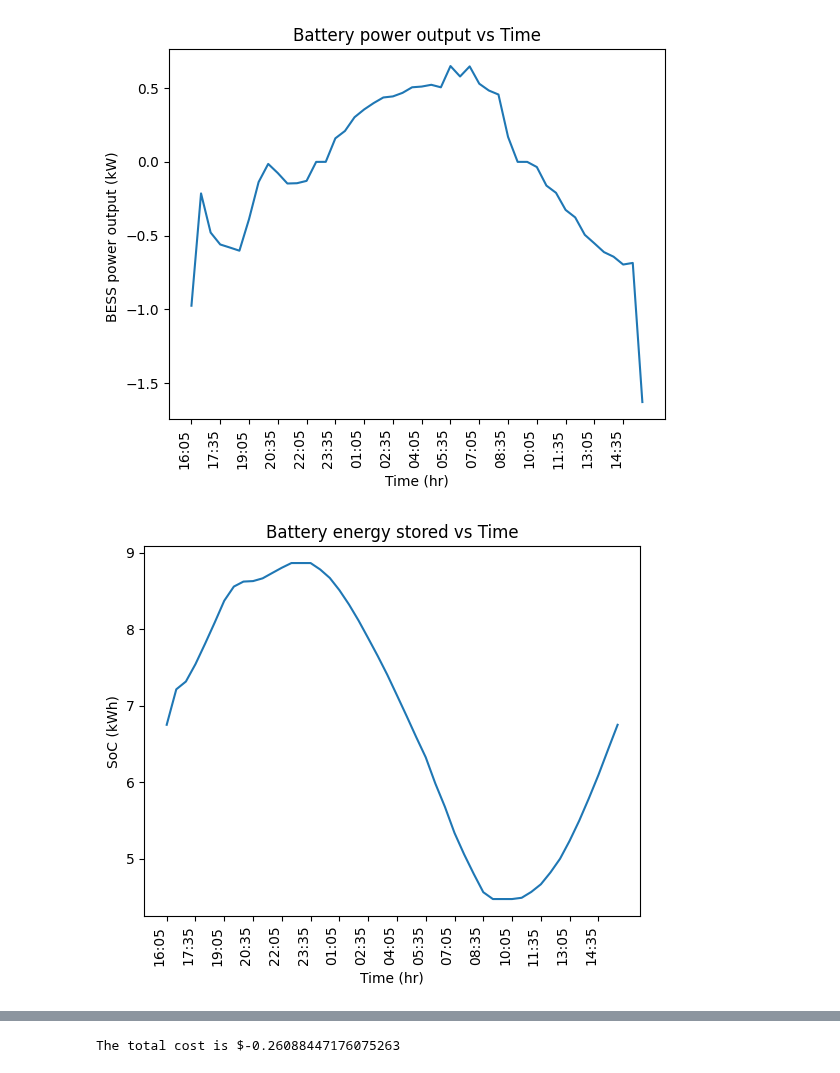
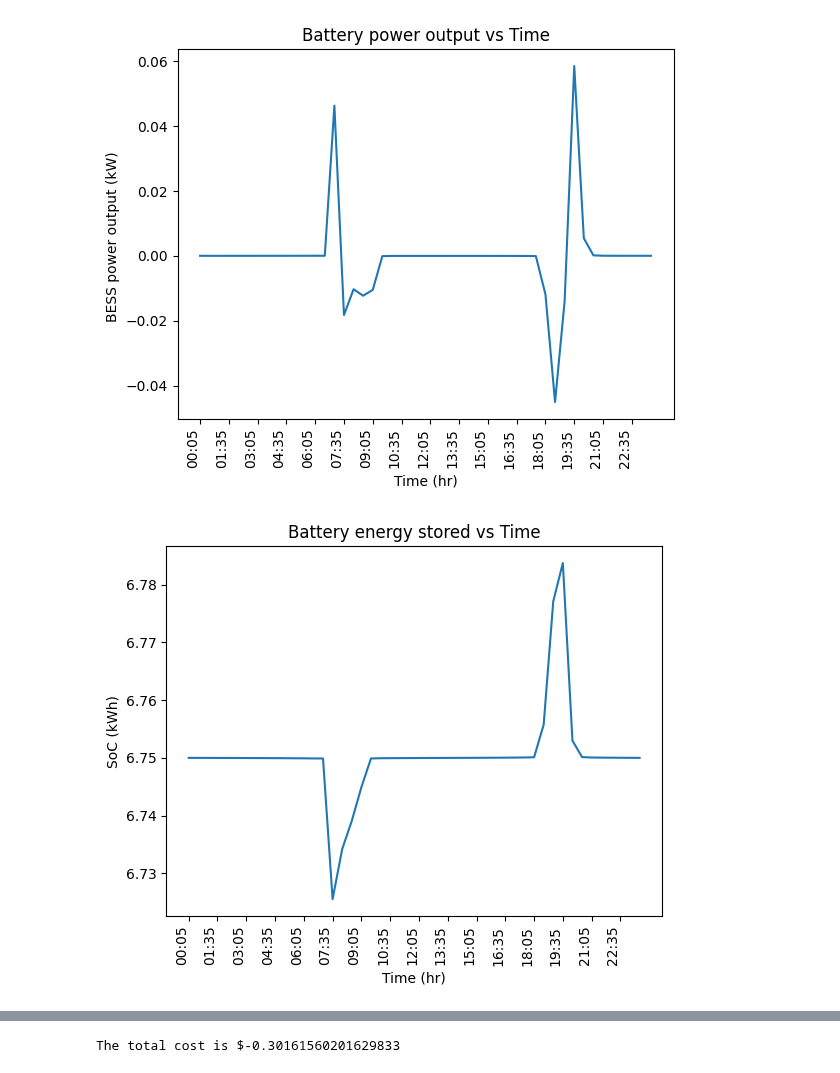
Before and after one commit to Muckthebuck/2023-Energy-kit, a Jupyter notebook: optimization.ipynb, the cells around one changed output, grey strips where cells are left out. Saved outputs shown, nothing was run; the diff lists cells and outputs as text; code cells hidden in the pictures.

```diff
--- a/optimization.ipynb
+++ b/optimization.ipynb
@@ -508,24 +504,27 @@ time_array = np.array(range(0,48))
 #T_out_set = df['SURFACE_TEMP'][11:-1:6]
 
 #read load
-#df = pd.read_csv('data/load_data/Electricity_Profile.csv', sep=",", header=None)
-#df = df.rename(columns={0: 'load'})
-#df['time'] = df.index%2400
-#freq_minutes = 1
-#n_rows = len(df)
-#date_col = pd.date_range(start='2023-01-01', periods=n_rows, freq=f'{freq_minutes}min')
-#df['datetime'] = date_col
-#df.set_index('datetime', inplace=True)
-#Load_set = df['load'][60*24*16+60*10+5:-1:30]/1000
+df = pd.read_csv('data/load_data/Electricity_Profile.csv', sep=",", header=None)
+df = df.rename(columns={0: 'load'})
+df['time'] = df.index%2400
+freq_minutes = 1
+n_rows = len(df)
+date_col = pd.date_range(start='2023-01-01', periods=n_rows, freq=f'{freq_minutes}min')
+df['datetime'] = date_col
+df.set_index('datetime', inplace=True)
+Load_set = df['load'][60*24*16+60*10+5:-1:30]/1000
 
 #mpc function
 def mpc(Im_tariff, Ex_tariff, sim_length, start_day):
 
     #define the time array from the start day and with the simulation length
-    time_array = np.array(range(start_day*48,start_day*48 + sim_length))
+    offset = 16
+    time_array = np.array(range(start_day*48+offset,start_day*48+offset + sim_length))
+    print(time_array)
 
     # Generate occupancy array
-    day_array = [(i % 48) // 2 * 100 + ((i % 48) % 2) * 30 for i in time_array]
+    day_array = [(i % 48) // 2 * 100 + ((i % 48) % 2) * 50 for i in range(0, sim_length)]
+    print(day_array)
     Occupancy = generate_occupancy_signal(day_array)
 
     # Arrays for storing results
@@ -571,16 +570,16 @@ def mpc(Im_tariff, Ex_tariff, sim_length, start_day):
     return time_array, BESS_net, SoC, PV, PV_f, P_net, EHP, temp_in, occu, cost
 
 #results plotting function
-def plot_results(time_array, BESS_net, SoC, PV, PV_f, P_net, EHP, temp_in, occu, cost):
+def plot_results(time_array, Load_set, BESS_net, SoC, PV, PV_f, P_net, EHP, temp_in, occu, cost):
     import time
     year = 23
-    day = 17
-    hour = 16
+    day = 18
+    hour = 00
     minute = 5
     print_time = []
     start = 60*(60*(24*(round(365.25*(30+year))+day-1)+hour)+minute)
     print(time.gmtime(start))
-    for i in time_array:
+    for i in range(0,len(time_array)):
         print_time.append(f"{time.gmtime(start+i*30*60).tm_hour:02d}:{time.gmtime(start+i*30*60).tm_min:02d}")
 
     # Plot BESS_net vs time
@@ -651,7 +650,7 @@ def plot_results(time_array, BESS_net, SoC, PV, PV_f, P_net, EHP, temp_in, occu,
 import_tarrif = 0.2170
 export_tarrif = 0.049
 no_days = 1
-start_day = 3
+start_day = 0
 time_array, BESS_net, SoC, PV, PV_f, P_net, EHP, temp_in, occu, cost = mpc(import_tarrif, export_tarrif, no_days*48, start_day)
-cost = plot_results(time_array, BESS_net, SoC, PV, PV_f, P_net, EHP, temp_in, occu, cost)
+cost = plot_results(time_array, Load_set, BESS_net, SoC, PV, PV_f, P_net, EHP, temp_in, occu, cost)
 # %% [output]
@@ -675,2 +674,2 @@ time.struct_time(tm_year=2023, tm_mon=1, tm_mday=17, tm_hour=16, tm_min=5, tm_se
-[figure, old version]
+[figure, new version]
-[figure, old version]
+[figure, new version]
@@ -682,4 +681,4 @@ time.struct_time(tm_year=2023, tm_mon=1, tm_mday=17, tm_hour=16, tm_min=5, tm_se
-The total cost is $-0.26088447176075263
+The total cost is $-0.30161560201629833
 # %%
 def tests(time_array, BESS_net, SoC, PV, PV_f, P_net, EHP, temp_in, occu, cost):
     for i in range(0, len(time_array)):
```
Also changed, not shown: parts of 7 cells of this notebook, 7 other files.
